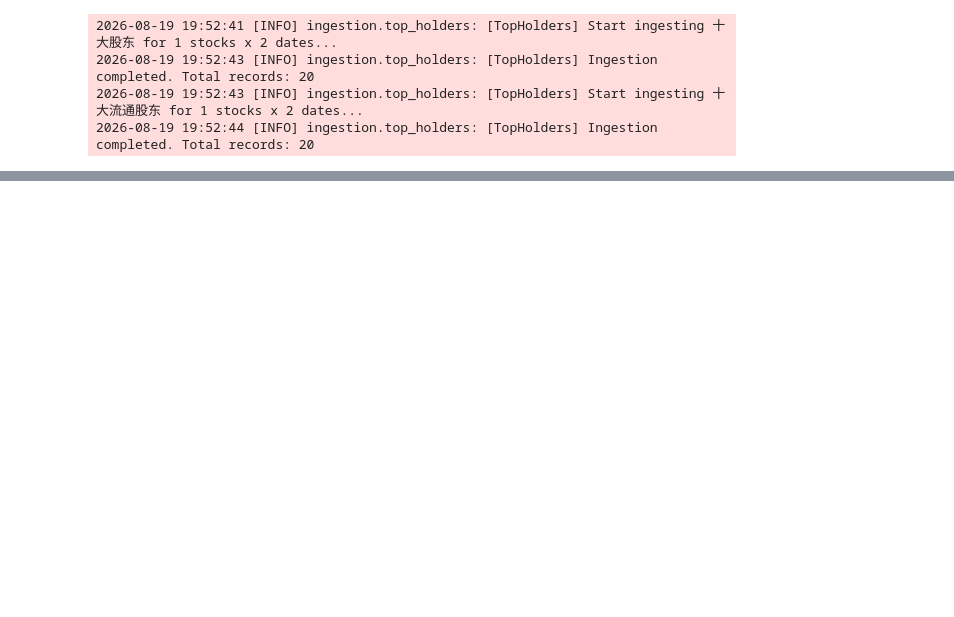
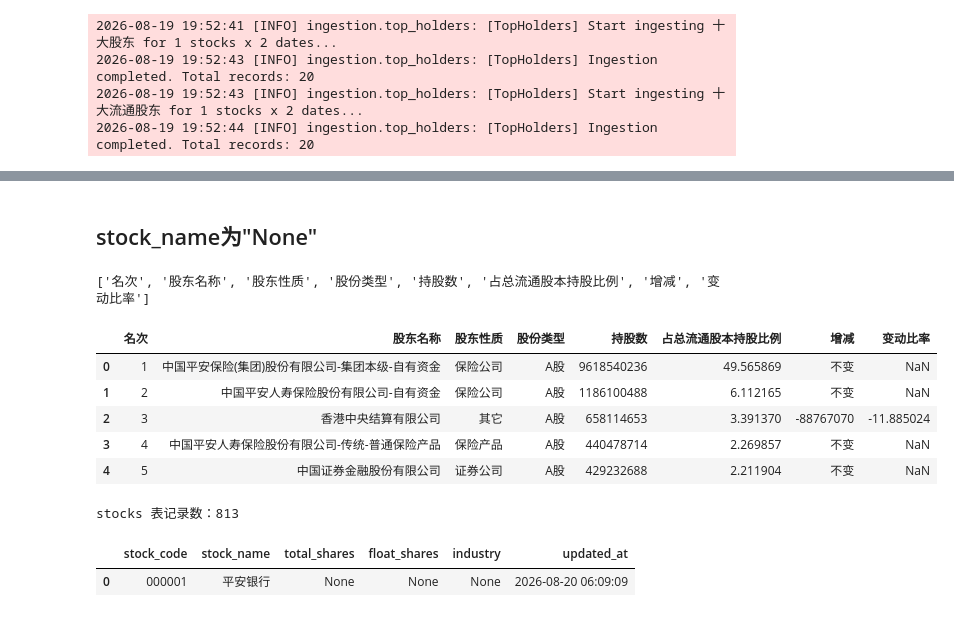
Before and after one commit to tcfh2016/institutional-holding-tracker, a Jupyter notebook: funcs-check.ipynb, the cells around one changed output, grey strips where cells are left out. Drawn from its saved outputs; the diff is of its cells as text; code cells hidden in the pictures; blank space fills up the shorter version.

```diff
--- a/funcs-check.ipynb
+++ b/funcs-check.ipynb
@@ -315,0 +396,29 @@ display(top_holders_50)
+# %% [markdown]
+## stock_name为"None"
+# %%
+raw_df = fetch_top_holders_em("000001", "20250331", True)
+
+print(raw_df.columns.tolist())
+display(raw_df.head())
+# %% [output]
+['名次', '股东名称', '股东性质', '股份类型', '持股数', '占总流通股本持股比例', '增减', '变动比率']
+|  | 名次 | 股东名称 | 股东性质 | 股份类型 | 持股数 | 占总流通股本持股比例 | 增减 | 变动比率 |
+| 0 | 1 | 中国平安保险(集团)股份有限公司-集团本级-自有资金 | 保险公司 | A股 | 9618540236 | 49.565869 | 不变 | NaN |
+| 1 | 2 | 中国平安人寿保险股份有限公司-自有资金 | 保险公司 | A股 | 1186100488 | 6.112165 | 不变 | NaN |
+| 2 | 3 | 香港中央结算有限公司 | 其它 | A股 | 658114653 | 3.391370 | -88767070 | -11.885024 |
+| 3 | 4 | 中国平安人寿保险股份有限公司-传统-普通保险产品 | 保险产品 | A股 | 440478714 | 2.269857 | 不变 | NaN |
+| 4 | 5 | 中国证券金融股份有限公司 | 证券公司 | A股 | 429232688 | 2.211904 | 不变 | NaN |
+# %%
+stocks = pd.read_sql_query(
+    "SELECT * FROM stocks ORDER BY stock_code",
+    connection,
+)
+
+stock_000001 = stocks[stocks["stock_code"] == "000001"]
+
+print(f"stocks 表记录数：{len(stocks)}")
+display(stock_000001)
+# %% [output]
+stocks 表记录数：813
+|  | stock_code | stock_name | total_shares | float_shares | industry | updated_at |
+| 0 | 000001 | 平安银行 | None | None | None | 2026-08-20 06:09:09 |
```
Also changed, not shown: parts of 9 cells of this notebook, 6 other files.
